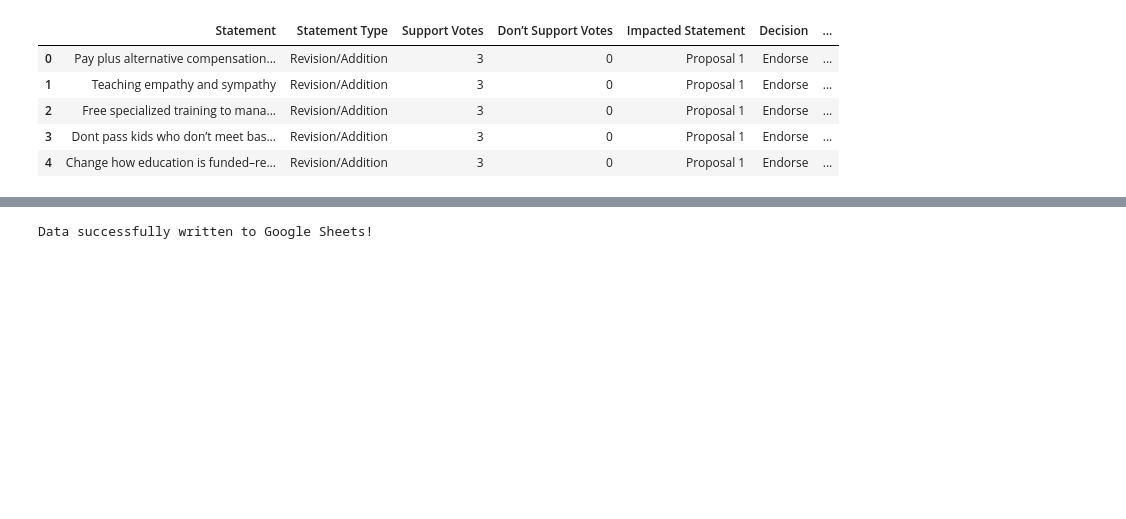
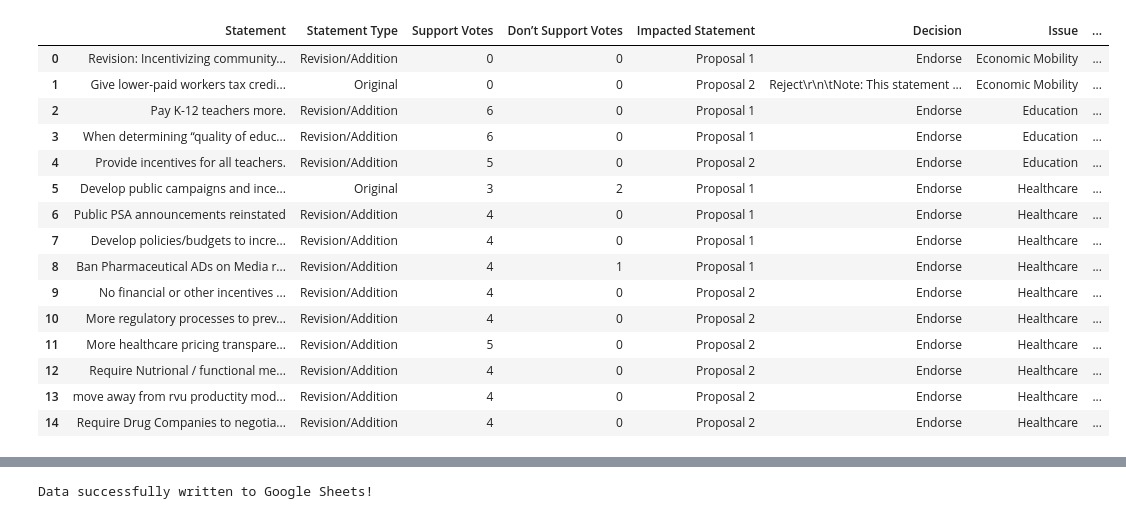
Before and after one commit to aaddira/Pipeline-for-Parsing-and-Analyzing-Google-Documents-Text, a Jupyter notebook: Google_Doc_Live_Analysis.ipynb, the cells around one changed output, grey strips where cells are left out. Cells and saved outputs as stored; diff of their text form; code cells hidden in the pictures; blank space fills up the shorter version.

```diff
--- a/Google_Doc_Live_Analysis.ipynb
+++ b/Google_Doc_Live_Analysis.ipynb
@@ -136,0 +160,13 @@ df = pd.DataFrame(proposals_data)
+# %%
+### Implementing the functions ###
+
+# Process each issue and append results to the DataFrame
+for issue, content in documents_content.items():
+    # Clean and remove BOM if necessary
+    issue = issue.lstrip('\ufeff')  # Remove BOM from issue name
+    proposals_data = extract_proposals_v2(content, issue)
+    # Concatenate the current data with the existing DataFrame
+    df = pd.concat([df, pd.DataFrame(proposals_data)], ignore_index=True)
+
+# Display the combined DataFrame
+df.head(30)
@@ -137 +216,11 @@ df = pd.DataFrame(proposals_data)
+# %%
+### Applying the renaming for our specific Grand Bargain use case ###
+
+new_issue_names = [
+    'Economic Mobility',
+    'Education',
+    'Healthcare',
+    ]
+
+df = rename_issues(df, 'Issue', new_issue_names)
 # %%
@@ -161,2 +237,0 @@ df['Statement'][6]
-# %%
-df.loc[df['Decision'] == 'Revise: write a new one!', 'Decision'] = 'Revise'
@@ -206,26 +287,50 @@ If you are in a Jupyter or Colab notebook, you may need to restart Python in
 order to load all the package's dependencies. You can do this by selecting the
 'Restart kernel' or 'Restart runtime' option.
 # %%
+### Highly contextual -> We will catrgorize policy proposals by whether
+# they were in the original proposals, or revised on the Google doc by participants ###
+
+# Add a temporary column to store the original row order
+df['Original Order'] = range(len(df))
+
 filtered_rows = []
-for proposal, group in df.groupby('Impacted Statement'):
+
+# Group by both 'Issue' and 'Impacted Statement'
+for (issue, proposal), group in df.groupby(['Issue', 'Impacted Statement']):
     if (group['Decision'] == "Endorse").any():  # Check if any row has 'Endorse'
         # Keep all rows with 'Endorse'
         filtered_rows.append(group[group['Decision'] == "Endorse"])
     else:
         # Keep only the 'Original' row
-        filtered_rows.append(group[group['Statement Type'] == "Original"])
+        original_statement = group[group['Statement Type'] == "Original"]
+        if not original_statement.empty:
+            filtered_rows.append(original_statement)
 
 # Combine the filtered groups into a single DataFrame
 df = pd.concat(filtered_rows)
 
+# Sort by the original order and drop the temporary column
+df.sort_values('Original Order', inplace=True)
+df.drop(columns=['Original Order'], inplace=True)
+
 # Reset index for clarity
 df.reset_index(drop=True, inplace=True)
 
-df.head()
+df.head(30)
 # %% [output]
-|  | Statement | Statement Type | Support Votes | Don’t Support Votes | Impacted Statement | Decision | ... |
-| 0 | Pay plus alternative compensation... | Revision/Addition | 3 | 0 | Proposal 1 | Endorse | ... |
-| 1 | Teaching empathy and sympathy | Revision/Addition | 3 | 0 | Proposal 1 | Endorse | ... |
-| 2 | Free specialized training to mana... | Revision/Addition | 3 | 0 | Proposal 1 | Endorse | ... |
-| 3 | Dont pass kids who don’t meet bas... | Revision/Addition | 3 | 0 | Proposal 1 | Endorse | ... |
-| 4 | Change how education is funded–re... | Revision/Addition | 3 | 0 | Proposal 1 | Endorse | ... |
+|  | Statement | Statement Type | Support Votes | Don’t Support Votes | Impacted Statement | Decision | Issue | ... |
+| 0 | Revision: Incentivizing community... | Revision/Addition | 0 | 0 | Proposal 1 | Endorse | Economic Mobility | ... |
+| 1 | Give lower-paid workers tax credi... | Original | 0 | 0 | Proposal 2 | Reject\r\n\tNote: This statement ... | Economic Mobility | ... |
+| 2 | Pay K-12 teachers more. | Revision/Addition | 6 | 0 | Proposal 1 | Endorse | Education | ... |
+| 3 | When determining “quality of educ... | Revision/Addition | 6 | 0 | Proposal 1 | Endorse | Education | ... |
+| 4 | Provide incentives for all teachers. | Revision/Addition | 5 | 0 | Proposal 2 | Endorse | Education | ... |
+| 5 | Develop public campaigns and ince... | Original | 3 | 2 | Proposal 1 | Endorse | Healthcare | ... |
+| 6 | Public PSA announcements reinstated | Revision/Addition | 4 | 0 | Proposal 1 | Endorse | Healthcare | ... |
+| 7 | Develop policies/budgets to incre... | Revision/Addition | 4 | 0 | Proposal 1 | Endorse | Healthcare | ... |
+| 8 | Ban Pharmaceutical ADs on Media r... | Revision/Addition | 4 | 1 | Proposal 1 | Endorse | Healthcare | ... |
+| 9 | No financial or other incentives ... | Revision/Addition | 4 | 0 | Proposal 2 | Endorse | Healthcare | ... |
+| 10 | More regulatory processes to prev... | Revision/Addition | 4 | 0 | Proposal 2 | Endorse | Healthcare | ... |
+| 11 | More healthcare pricing transpare... | Revision/Addition | 5 | 0 | Proposal 2 | Endorse | Healthcare | ... |
+| 12 | Require Nutrional / functional me... | Revision/Addition | 4 | 0 | Proposal 2 | Endorse | Healthcare | ... |
+| 13 | move away from rvu productity mod... | Revision/Addition | 4 | 0 | Proposal 2 | Endorse | Healthcare | ... |
+| 14 | Require Drug Companies to negotia... | Revision/Addition | 4 | 0 | Proposal 2 | Endorse | Healthcare | ... |
```
Also changed, not shown: parts of 23 cells of this notebook.
